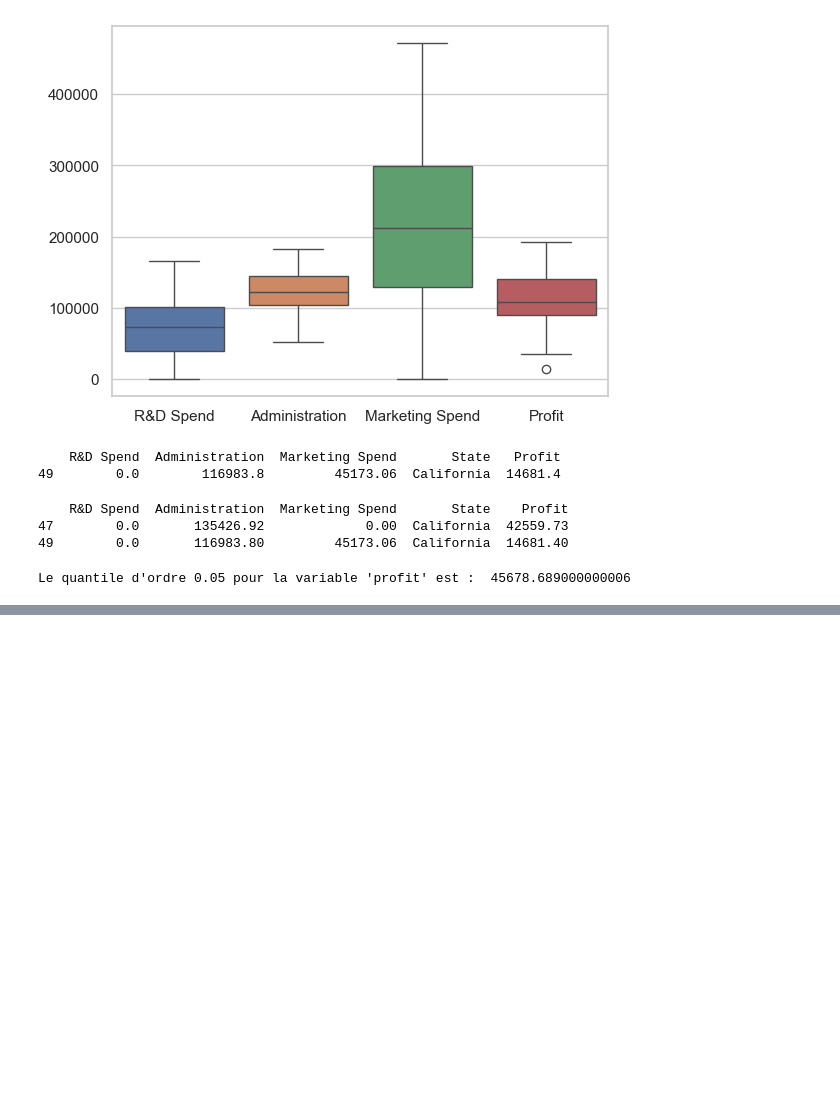
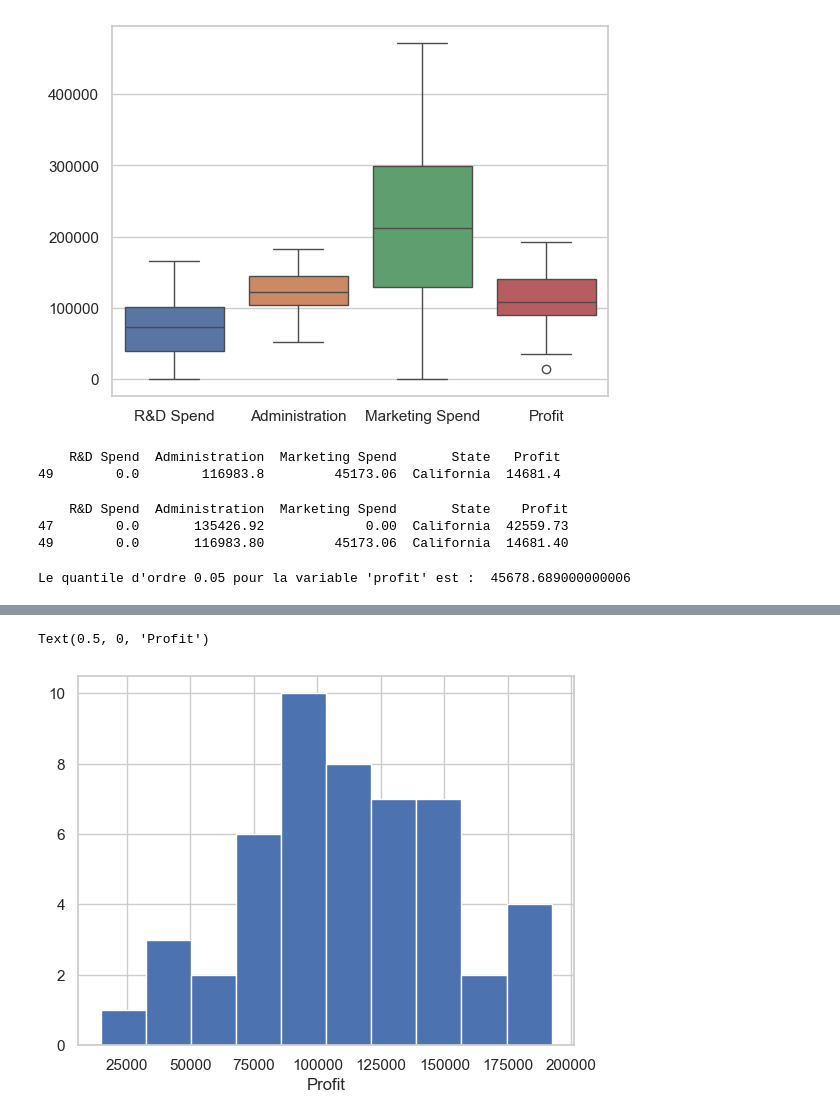
Before and after one commit to skanderkaroui/TP2-Machine-Learning, a Jupyter notebook: atelier regression.ipynb, the cells around one changed output, grey strips where cells are left out. Cells and saved outputs as stored; diff of their text form; code cells hidden in the pictures; blank space fills up the shorter version.

```diff
--- a/atelier regression.ipynb
+++ b/atelier regression.ipynb
@@ -80,0 +95,6 @@ Le quantile d'ordre 0.05 pour la variable 'profit' est :  45678.689000000006
+# %%
+plt.hist(df['Profit'])
+plt.xlabel("Profit")
+# %% [output]
+Text(0.5, 0, 'Profit')
+[figure, added]
```
Also changed, not shown: parts of 22 cells of this notebook.
